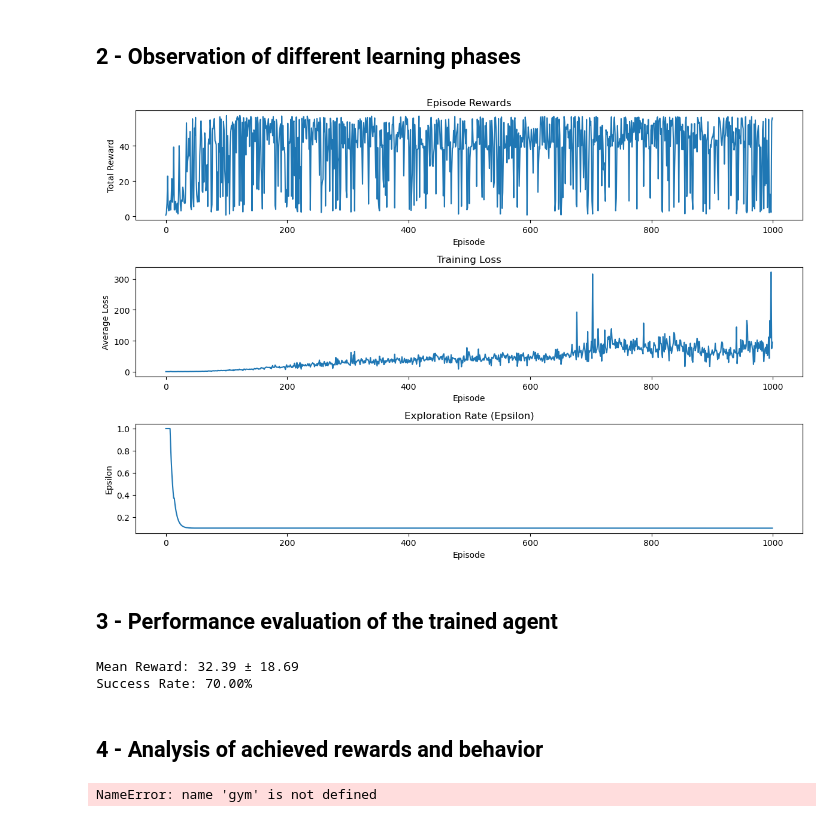
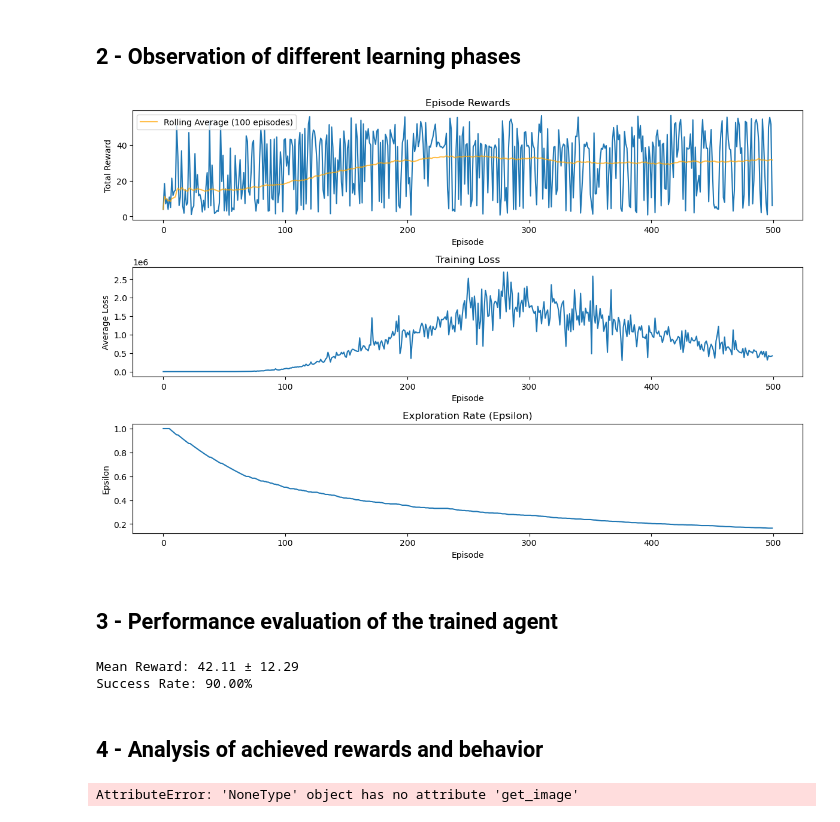
Before and after one commit to louislhotte/highway-RL-cs-2025, a Jupyter notebook: task_1.ipynb, the cells around one changed output. Drawn from its saved outputs; the diff is of its cells as text; code cells hidden in the pictures.

```diff
--- a/task_1.ipynb
+++ b/task_1.ipynb
@@ -84,26 +84,40 @@ from dqn import DQN
 # )
 
 # Initialize the DQN agent
+# agent = DQN(
+#     action_space=env.action_space,
+#     observation_space=env.observation_space,
+#     gamma=0.99,                  # discount factor
+#     batch_size=64,               # batch size for training
+#     buffer_capacity=10000,       # replay buffer capacity
+#     update_target_every=100,     # update target network every N steps
+#     epsilon_start=1.0,           # initial exploration rate
+#     decrease_epsilon_factor=5,  # controls how quickly epsilon decreases
+#     epsilon_min=0.1,             # minimum exploration rate
+#     learning_rate=1e-3           # learning rate
+# )
+
 agent = DQN(
     action_space=env.action_space,
     observation_space=env.observation_space,
     gamma=0.99,                  # discount factor
     batch_size=64,               # batch size for training
     buffer_capacity=10000,       # replay buffer capacity
-    update_target_every=100,     # update target network every N steps
+    update_target_every=10,     # update target network every N steps
     epsilon_start=1.0,           # initial exploration rate
-    decrease_epsilon_factor=5,  # controls how quickly epsilon decreases
+    decrease_epsilon_factor=100,  # controls how quickly epsilon decreases
     epsilon_min=0.1,             # minimum exploration rate
-    learning_rate=1e-3           # learning rate
+    learning_rate=5e-4           # learning rate
 )
 
 # Training parameters
-n_episodes = 1000
+n_episodes = 500
 max_steps_per_episode = 200
 save_every = 10000    # save model every N episodes
 # %%
 # For tracking progress
 episode_rewards = []
+rolling_rewards = []
 episode_losses = []
 epsilon_history = []
 
@@ -151,6 +165,7 @@ for episode in range(n_episodes):
     episode_rewards.append(episode_reward)
     episode_losses.append(avg_loss)
     epsilon_history.append(agent.epsilon)
+    rolling_rewards.append(np.mean(episode_rewards[-100:]))  # rolling average of last 100 episodes
 
     # Print progress
     window_size = 100  # window size for rolling averages
@@ -195,29 +210,31 @@ Training complete. Final model saved to models/task_1_final.pth
 # %%
 # Plot training results
 plt.figure(figsize=(12, 8))
 
 plt.subplot(3, 1, 1)
 plt.plot(episode_rewards)
+plt.plot(rolling_rewards, label='Rolling Average (100 episodes)', color='orange', alpha=0.7)
+plt.legend()
 plt.title('Episode Rewards')
 plt.xlabel('Episode')
 plt.ylabel('Total Reward')
 
 plt.subplot(3, 1, 2)
 plt.plot(episode_losses)
 plt.title('Training Loss')
 plt.xlabel('Episode')
 plt.ylabel('Average Loss')
 
 plt.subplot(3, 1, 3)
 plt.plot(epsilon_history)
 plt.title('Exploration Rate (Epsilon)')
 plt.xlabel('Episode')
 plt.ylabel('Epsilon')
 
 plt.tight_layout()
 plt.show()
 # %% [output]
-[figure, old version]
+[figure, new version]
 # %% [markdown]
 ## 3 - Performance evaluation of the trained agent
 # %%
@@ -247,8 +264,8 @@ mean_reward, std_reward, success_rate = evaluate_agent(env, agent)
 print(f"Mean Reward: {mean_reward:.2f} ± {std_reward:.2f}")
 print(f"Success Rate: {success_rate:.2%}")
 # %% [output]
-Mean Reward: 32.39 ± 18.69
-Success Rate: 70.00%
+Mean Reward: 42.11 ± 12.29
+Success Rate: 90.00%
 # %% [markdown]
 ## 4 - Analysis of achieved rewards and behavior
 # %%
@@ -266,4 +283,4 @@ while True:
     done = terminated or truncated
     env.render()
 # %% [output]
-NameError: name 'gym' is not defined
+AttributeError: 'NoneType' object has no attribute 'get_image'
```
Also changed, not shown: parts of 2 cells of this notebook, 41 other files.
